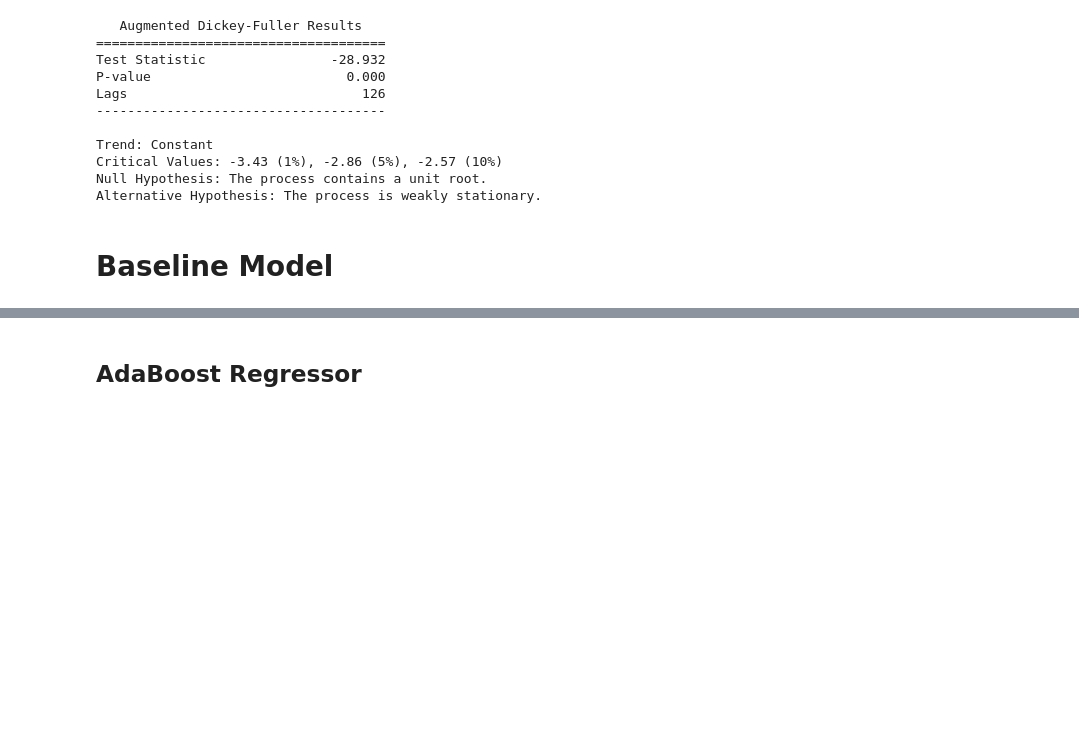
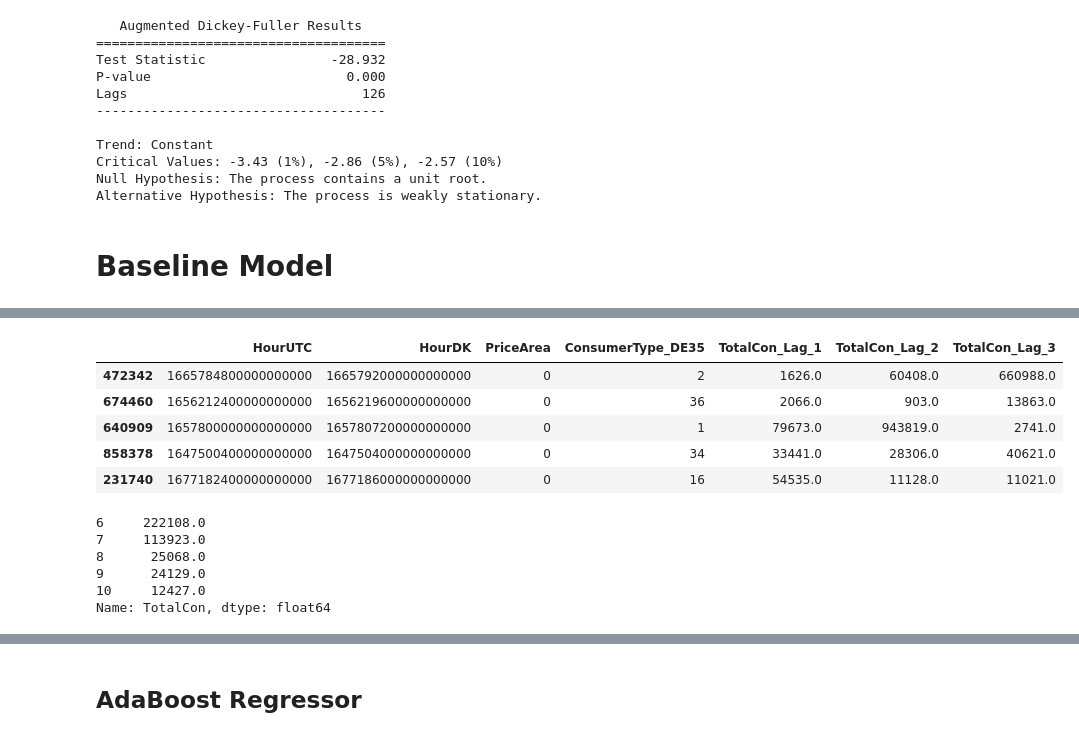
Before and after one commit to quantran-13/cs2215-ECD-mlops, a Jupyter notebook: notebooks/baseline_model.ipynb, the cells around one changed output, grey strips where cells are left out. Drawn from its saved outputs; the diff is of its cells as text; code cells hidden in the pictures; blank space fills up the shorter version.

```diff
--- a/notebooks/baseline_model.ipynb
+++ b/notebooks/baseline_model.ipynb
@@ -126,0 +309,16 @@ Alternative Hypothesis: The process is weakly stationary.
+# %%
+LAG = 7
+N_ESTIMATORS = 100
+RANDOM_STATE = 42
+WARN_ON_NA = True
+DROP_NA = True
+# %%
+# Create a pipeline that includes preprocessing and modeling, and perform train-test split
+preprocessing_pipeline = Pipeline([
+    ('preprocessor', TimeSeriesPreprocessor()),
+    ('lag_feature_generator', LagFeatureGenerator(
+        lag=3,
+        warn_on_na=WARN_ON_NA,
+        drop_na=DROP_NA
+    ))
+])
@@ -126,0 +339,18 @@ Alternative Hypothesis: The process is weakly stationary.
+# %%
+X_train.head()
+# %% [output]
+|  | HourUTC | HourDK | PriceArea | ConsumerType_DE35 | TotalCon_Lag_1 | TotalCon_Lag_2 | TotalCon_Lag_3 |
+| 472342 | 1665784800000000000 | 1665792000000000000 | 0 | 2 | 1626.0 | 60408.0 | 660988.0 |
+| 674460 | 1656212400000000000 | 1656219600000000000 | 0 | 36 | 2066.0 | 903.0 | 13863.0 |
+| 640909 | 1657800000000000000 | 1657807200000000000 | 0 | 1 | 79673.0 | 943819.0 | 2741.0 |
+| 858378 | 1647500400000000000 | 1647504000000000000 | 0 | 34 | 33441.0 | 28306.0 | 40621.0 |
+| 231740 | 1677182400000000000 | 1677186000000000000 | 0 | 16 | 54535.0 | 11128.0 | 11021.0 |
+# %%
+y.head()
+# %% [output]
+6     222108.0
+7     113923.0
+8      25068.0
+9      24129.0
+10     12427.0
+Name: TotalCon, dtype: float64
```
Also changed, not shown: parts of 27 cells of this notebook, 1 other file.
